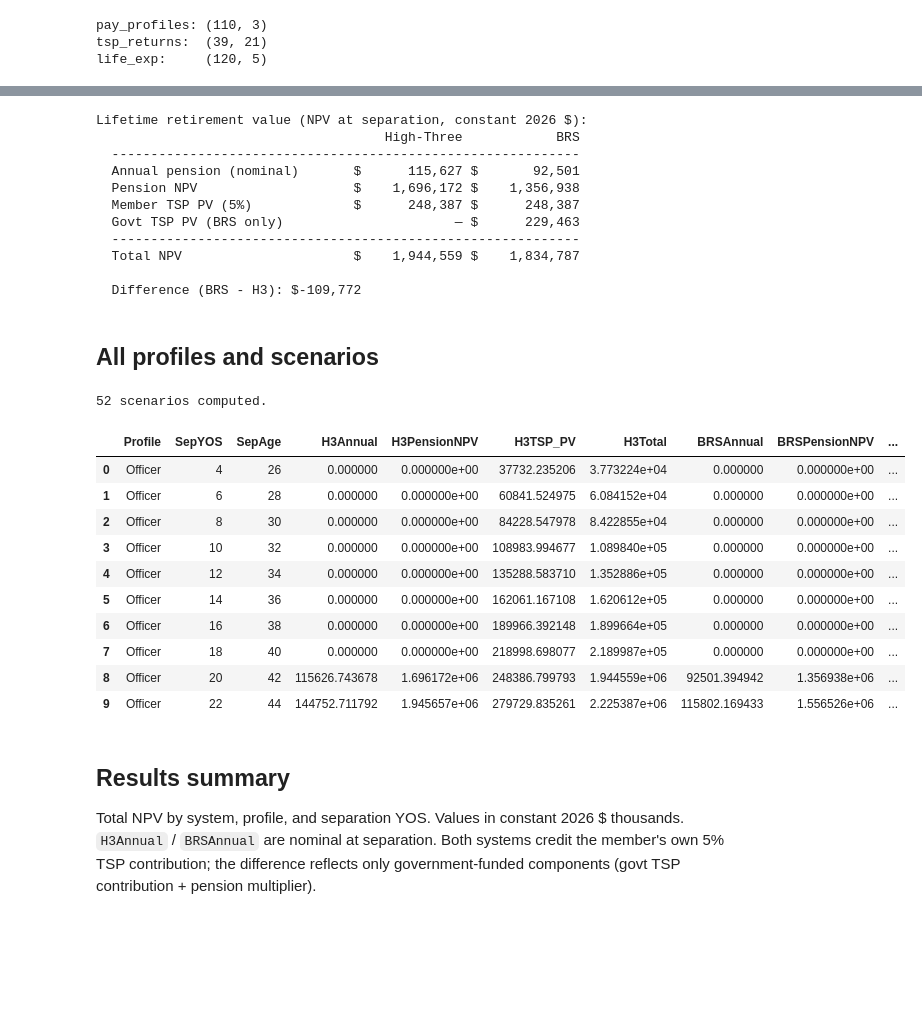
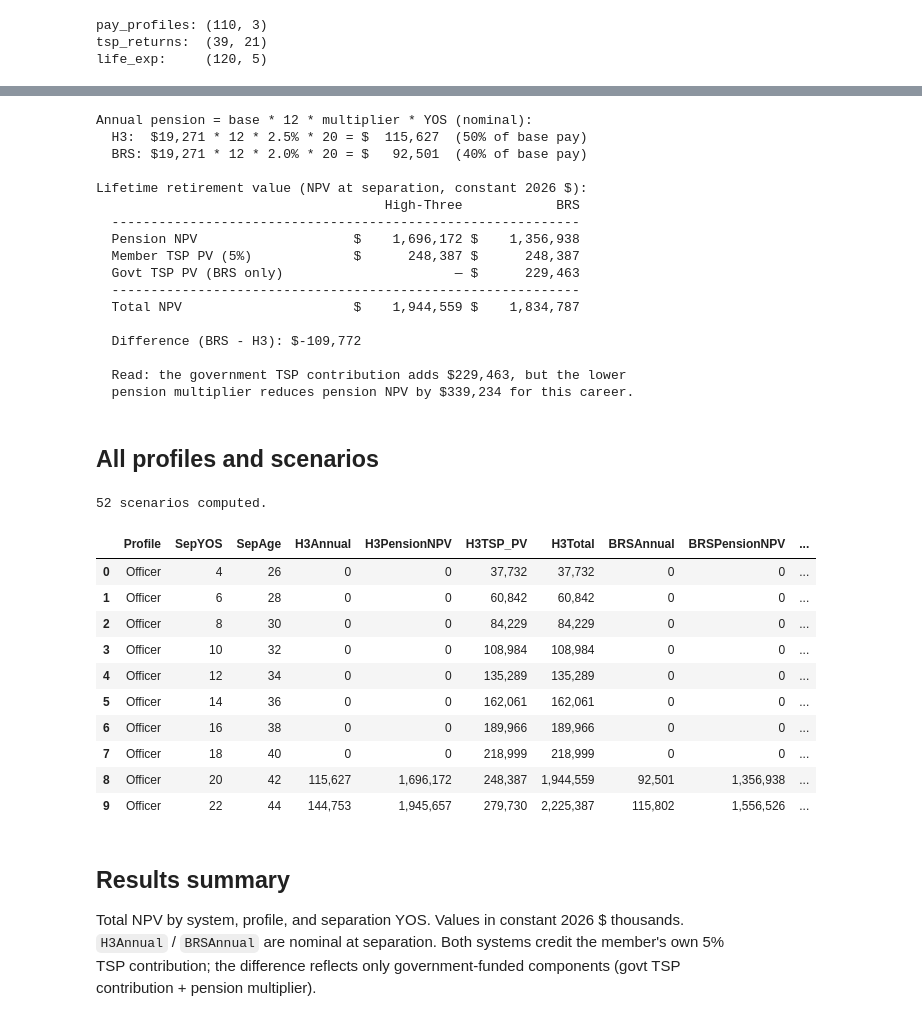
Before and after one commit to sgelety/military-retirement-monte-carlo, a Jupyter notebook: notebooks/03a_deterministic.ipynb, the cells around one changed output, grey strips where cells are left out. Drawn from its saved outputs; the diff is of its cells as text; code cells hidden in the pictures; blank space fills up the shorter version.

```diff
--- a/notebooks/03a_deterministic.ipynb
+++ b/notebooks/03a_deterministic.ipynb
@@ -223,9 +304,18 @@ TSP PV at separation, 2026 $ (18 yr @ 5%):
   H3:              $     248,387
   Govt portion:    $     229,463  (BRS-only)
 # %%
+# Annual pension (nominal at separation):
+#   base * 12 months * multiplier-per-year * YOS
+#   H3:  2.5%/yr * 20 YOS = 50% of base
+#   BRS: 2.0%/yr * 20 YOS = 40% of base
 h3_annual = annual_pension_high3(h3_base, DEMO_YOS)
 brs_annual = annual_pension_brs(h3_base, DEMO_YOS)
 
+# Pension NPV: checks grow with COLA but are discounted,
+# so the check t years after separation is worth
+#   annual * (1.0275 / 1.05)^t      (~2.2% real discount)
+# Summed over the ~35.9 expected pension years, then
+# deflated to 2026 dollars.
 h3_npv = npv_pension(
     h3_annual, COLA_RATE, DISCOUNT_RATE, n_pension_yrs
 ) / DEFL
@@ -237,17 +327,26 @@ h3_total = h3_npv + tsp_pv_h3
 brs_total = brs_npv + tsp_pv_brs
 diff = brs_total - h3_total
 
+print(
+    "Annual pension = base * 12 * multiplier * YOS"
+    " (nominal):"
+)
+print(
+    f"  H3:  ${h3_base:,.0f} * 12 * 2.5% * {DEMO_YOS}"
+    f" = ${h3_annual:>9,.0f}  (50% of base pay)"
+)
+print(
+    f"  BRS: ${h3_base:,.0f} * 12 * 2.0% * {DEMO_YOS}"
+    f" = ${brs_annual:>9,.0f}  (40% of base pay)"
+)
+
 W = 14
 print(
-    "Lifetime retirement value"
+    "\nLifetime retirement value"
     " (NPV at separation, constant 2026 $):"
 )
 print(f"  {'':30} {'High-Three':>{W}} {'BRS':>{W}}")
 print("  " + "-" * (32 + W * 2))
-print(
-    f"  {'Annual pension (nominal)':30}"
-    f" ${h3_annual:{W-1},.0f} ${brs_annual:{W-1},.0f}"
-)
 print(
     f"  {'Pension NPV':30}"
     f" ${h3_npv:{W-1},.0f} ${brs_npv:{W-1},.0f}"
@@ -267,11 +366,22 @@ print(
 )
 sign = "+" if diff >= 0 else ""
 print(f"\n  Difference (BRS - H3): {sign}${diff:,.0f}")
+print(
+    "\n  Read: the government TSP contribution adds"
+    f" ${tsp_pv_brs - tsp_pv_h3:,.0f}, but the lower"
+)
+print(
+    f"  pension multiplier reduces pension NPV by"
+    f" ${h3_npv - brs_npv:,.0f} for this career."
+)
 # %% [output]
+Annual pension = base * 12 * multiplier * YOS (nominal):
+  H3:  $19,271 * 12 * 2.5% * 20 = $  115,627  (50% of base pay)
+  BRS: $19,271 * 12 * 2.0% * 20 = $   92,501  (40% of base pay)
+
 Lifetime retirement value (NPV at separation, constant 2026 $):
                                      High-Three            BRS
   ------------------------------------------------------------
-  Annual pension (nominal)       $      115,627 $       92,501
   Pension NPV                    $    1,696,172 $    1,356,938
   Member TSP PV (5%)             $      248,387 $      248,387
   Govt TSP PV (BRS only)                      — $      229,463
@@ -279,6 +389,9 @@ Lifetime retirement value (NPV at separation, constant 2026 $):
   Total NPV                      $    1,944,559 $    1,834,787
 
   Difference (BRS - H3): $-109,772
+
+  Read: the government TSP contribution adds $229,463, but the lower
+  pension multiplier reduces pension NPV by $339,234 for this career.
 # %% [markdown]
 ## All profiles and scenarios
 # %%
@@ -359,27 +472,34 @@ def calc_lifetime(profile, sep_yos):
 # %%
 rows = []
 for profile in PROFILES:
     for sep_yos in PROFILE_SCENARIOS[profile]:
         row = calc_lifetime(profile, sep_yos)
         if row is not None:
             rows.append(row)
 
 results = pd.DataFrame(rows)
 print(f"{len(results)} scenarios computed.")
-results.head(10)
+
+# Display whole dollars; `results` keeps full precision
+money_cols = results.columns.drop(
+    ["Profile", "SepYOS", "SepAge"]
+)
+results.head(10).style.format(
+    "{:,.0f}", subset=list(money_cols)
+)
 # %% [output]
 52 scenarios computed.
 |  | Profile | SepYOS | SepAge | H3Annual | H3PensionNPV | H3TSP_PV | H3Total | BRSAnnual | BRSPensionNPV | ... |
-| 0 | Officer | 4 | 26 | 0.000000 | 0.000000e+00 | 37732.235206 | 3.773224e+04 | 0.000000 | 0.000000e+00 | ... |
-| 1 | Officer | 6 | 28 | 0.000000 | 0.000000e+00 | 60841.524975 | 6.084152e+04 | 0.000000 | 0.000000e+00 | ... |
-| 2 | Officer | 8 | 30 | 0.000000 | 0.000000e+00 | 84228.547978 | 8.422855e+04 | 0.000000 | 0.000000e+00 | ... |
-| 3 | Officer | 10 | 32 | 0.000000 | 0.000000e+00 | 108983.994677 | 1.089840e+05 | 0.000000 | 0.000000e+00 | ... |
-| 4 | Officer | 12 | 34 | 0.000000 | 0.000000e+00 | 135288.583710 | 1.352886e+05 | 0.000000 | 0.000000e+00 | ... |
-| 5 | Officer | 14 | 36 | 0.000000 | 0.000000e+00 | 162061.167108 | 1.620612e+05 | 0.000000 | 0.000000e+00 | ... |
-| 6 | Officer | 16 | 38 | 0.000000 | 0.000000e+00 | 189966.392148 | 1.899664e+05 | 0.000000 | 0.000000e+00 | ... |
-| 7 | Officer | 18 | 40 | 0.000000 | 0.000000e+00 | 218998.698077 | 2.189987e+05 | 0.000000 | 0.000000e+00 | ... |
-| 8 | Officer | 20 | 42 | 115626.743678 | 1.696172e+06 | 248386.799793 | 1.944559e+06 | 92501.394942 | 1.356938e+06 | ... |
-| 9 | Officer | 22 | 44 | 144752.711792 | 1.945657e+06 | 279729.835261 | 2.225387e+06 | 115802.169433 | 1.556526e+06 | ... |
+| 0 | Officer | 4 | 26 | 0 | 0 | 37,732 | 37,732 | 0 | 0 | ... |
+| 1 | Officer | 6 | 28 | 0 | 0 | 60,842 | 60,842 | 0 | 0 | ... |
+| 2 | Officer | 8 | 30 | 0 | 0 | 84,229 | 84,229 | 0 | 0 | ... |
+| 3 | Officer | 10 | 32 | 0 | 0 | 108,984 | 108,984 | 0 | 0 | ... |
+| 4 | Officer | 12 | 34 | 0 | 0 | 135,289 | 135,289 | 0 | 0 | ... |
+| 5 | Officer | 14 | 36 | 0 | 0 | 162,061 | 162,061 | 0 | 0 | ... |
+| 6 | Officer | 16 | 38 | 0 | 0 | 189,966 | 189,966 | 0 | 0 | ... |
+| 7 | Officer | 18 | 40 | 0 | 0 | 218,999 | 218,999 | 0 | 0 | ... |
+| 8 | Officer | 20 | 42 | 115,627 | 1,696,172 | 248,387 | 1,944,559 | 92,501 | 1,356,938 | ... |
+| 9 | Officer | 22 | 44 | 144,753 | 1,945,657 | 279,730 | 2,225,387 | 115,802 | 1,556,526 | ... |
 # %% [markdown]
 ## Results summary
 
```
Also changed, not shown: parts of 8 cells of this notebook.
